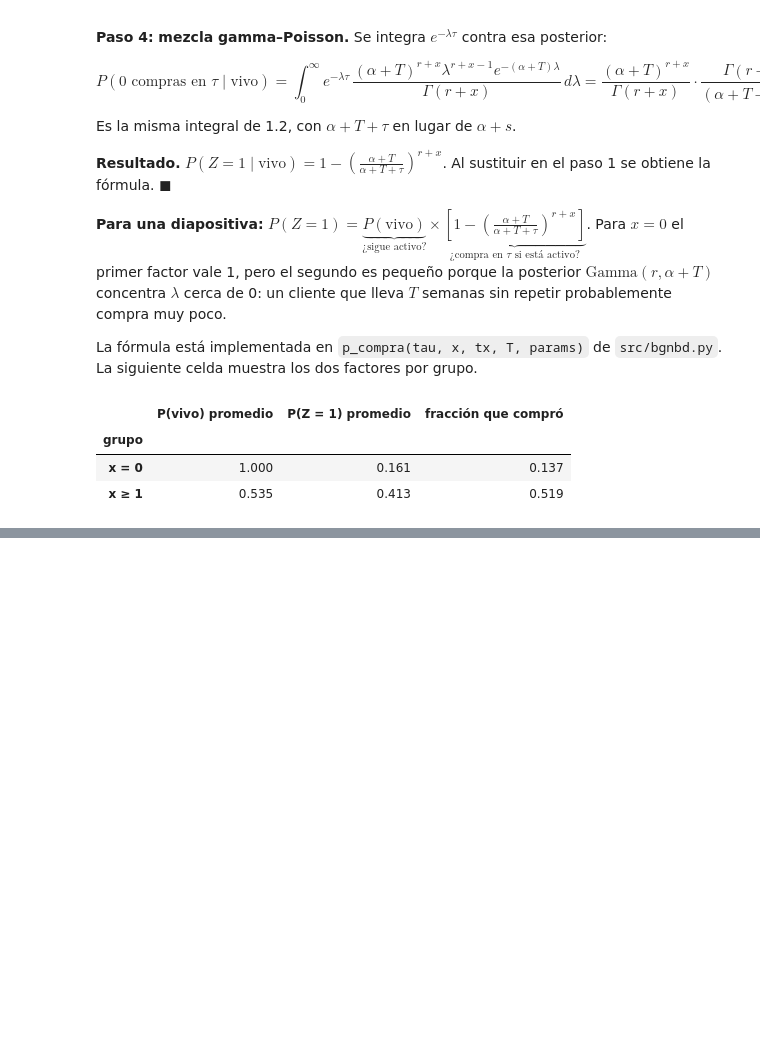
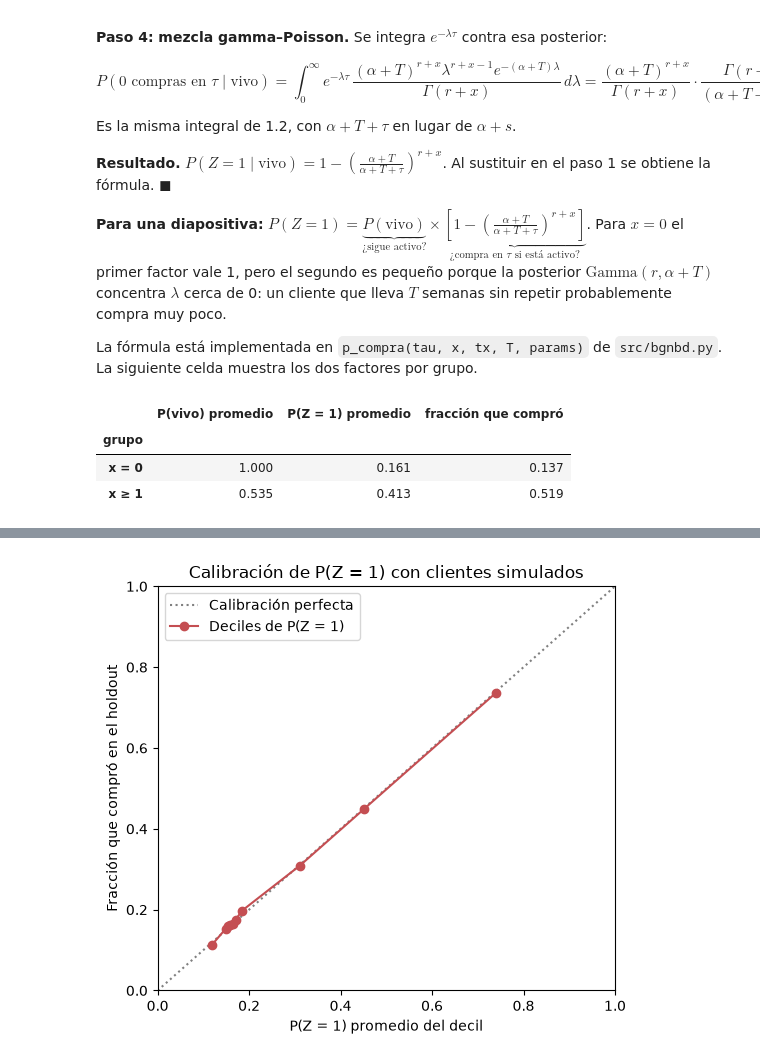
Before and after one commit to SSIsa14/contando-clientes-btyd, a Jupyter notebook: notebooks/04_quien_sigue_vivo.ipynb, the cells around one changed output, grey strips where cells are left out. Cells and saved outputs as stored; diff of their text form; code cells hidden in the pictures; blank space fills up the shorter version.

Commit message:
Parte 4: verificar P(Z = 1) por simulación (4.4)
50 000 clientes simulados (semilla 85967); por deciles la fórmula coincide con la fracción simulada.

```diff
--- a/notebooks/04_quien_sigue_vivo.ipynb
+++ b/notebooks/04_quien_sigue_vivo.ipynb
@@ -163,0 +168,23 @@ res.groupby("grupo")[["p_vivo", "p_compra", "Z"]].mean().round(3).rename(columns
+# %%
+from simulacion import simular_clientes
+
+
+def tabla_deciles(prob, z):
+    # rank(method="first") rompe empates para que cada decil tenga el mismo número de clientes
+    decil = pd.qcut(pd.Series(prob).rank(method="first"), 10, labels=range(1, 11))
+    t = pd.DataFrame({"prob": np.asarray(prob), "z": np.asarray(z)}).groupby(decil.values, observed=True)
+    out = pd.DataFrame({"clientes": t.size(), "P(Z = 1) promedio": t["prob"].mean(),
+                        "fracción que compró": t["z"].mean()})
+    out.index.name = "decil"
+    return out
+
+
+sim = simular_clientes(50_000, params, np.random.default_rng(85967), horizonte_extra=TAU)
+sim["p_compra"] = p_compra(TAU, sim["x"], sim["tx"], sim["T"], params)
+sim["Z"] = (sim["x_star"] >= 1).astype(int)
+
+cal_sim = tabla_deciles(sim["p_compra"], sim["Z"])
+cal_sim["error estándar MC"] = np.sqrt(cal_sim["P(Z = 1) promedio"] * (1 - cal_sim["P(Z = 1) promedio"]) / cal_sim["clientes"])
+cal_sim["diferencia"] = cal_sim["fracción que compró"] - cal_sim["P(Z = 1) promedio"]
+print(f"Promedio global: fórmula {sim['p_compra'].mean():.4f} | simulación {sim['Z'].mean():.4f}")
+cal_sim.round(4)
@@ -163,0 +205,17 @@ res.groupby("grupo")[["p_vivo", "p_compra", "Z"]].mean().round(3).rename(columns
+# %%
+def grafica_calibracion(tabla, titulo, archivo):
+    fig, ax = plt.subplots(figsize=(5.5, 5))
+    ax.plot([0, 1], [0, 1], color="gray", ls=":", label="Calibración perfecta")
+    ax.plot(tabla["P(Z = 1) promedio"], tabla["fracción que compró"], color="#C44E52",
+            marker="o", label="Deciles de P(Z = 1)")
+    ax.set(title=titulo, xlabel="P(Z = 1) promedio del decil", ylabel="Fracción que compró en el holdout",
+           xlim=(0, 1), ylim=(0, 1))
+    ax.legend(loc="upper left")
+    plt.tight_layout()
+    plt.savefig(f"../figs/{archivo}", dpi=150)
+    plt.show()
+
+
+grafica_calibracion(cal_sim, "Calibración de P(Z = 1) con clientes simulados", "parte4_calibracion_simulada.png")
+# %% [output]
+[figure, added]
```
Also changed, not shown: parts of 3 cells of this notebook, 1 other file.
